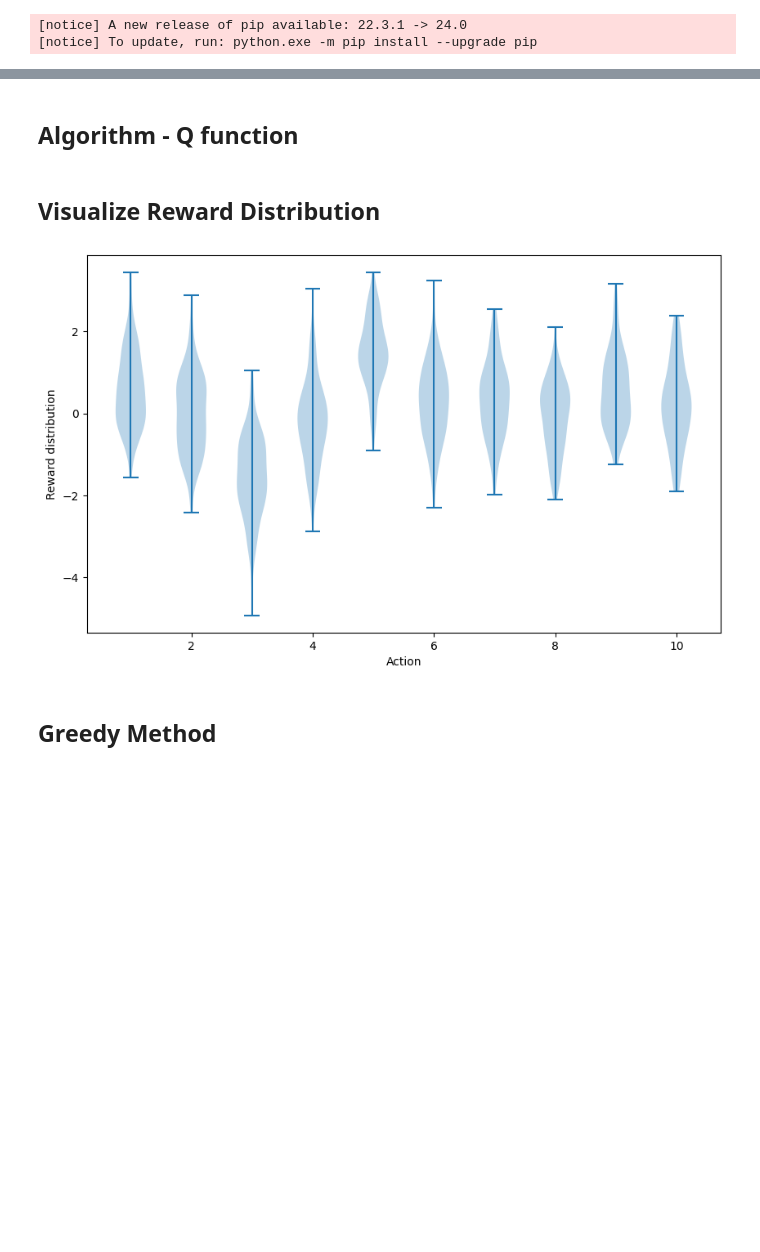
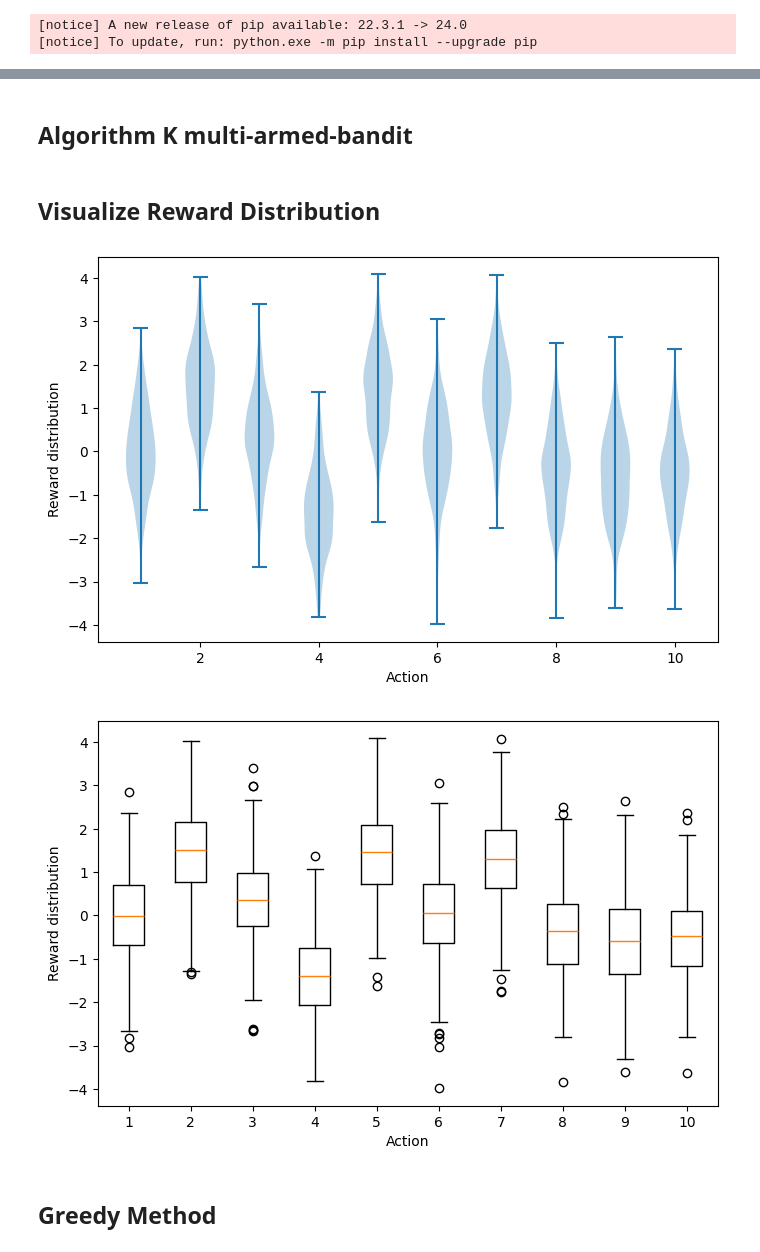
Before and after one commit to Dangptpt/Multi-armed-Bandit, a Jupyter notebook: MAB.ipynb, the cells around one changed output, grey strips where cells are left out. Drawn from its saved outputs; the diff is of its cells as text; code cells hidden in the pictures; blank space fills up the shorter version.

```diff
--- a/MAB.ipynb
+++ b/MAB.ipynb
@@ -27,7 +27,7 @@ import matplotlib
 import matplotlib.pyplot as plt
 import numpy as np
 import math
-# %% [markdown]
-## Algorithm - Q function
+# %% [markdown]
+## Algorithm K multi-armed-bandit
 # %%
 class Bandit:
@@ -86,13 +119,21 @@ def simulate(runs, time, bandits):
 # %% [markdown]
 ## Visualize Reward Distribution
 # %%
-plt.figure(figsize=(10,6))
-plt.violinplot(dataset=np.random.randn(100,10) + np.random.randn(10))
+sample_reward_distribution = np.random.randn(500, 10) + np.random.randn(10)
+plt.figure(figsize=(8,5))
+plt.violinplot(dataset=sample_reward_distribution )
 plt.xlabel("Action")
 plt.ylabel("Reward distribution")
 plt.show()
+
+plt.figure(figsize=(8,5))
+plt.boxplot(sample_reward_distribution )
+plt.xlabel("Action")
+plt.ylabel("Reward distribution")
+plt.show()
 # %% [output]
-[figure, old version]
+[figure, new version]
+[figure, added]
 # %%
 runs=2000
 time=1000
```
Also changed, not shown: parts of 10 cells of this notebook, 3 other files.
